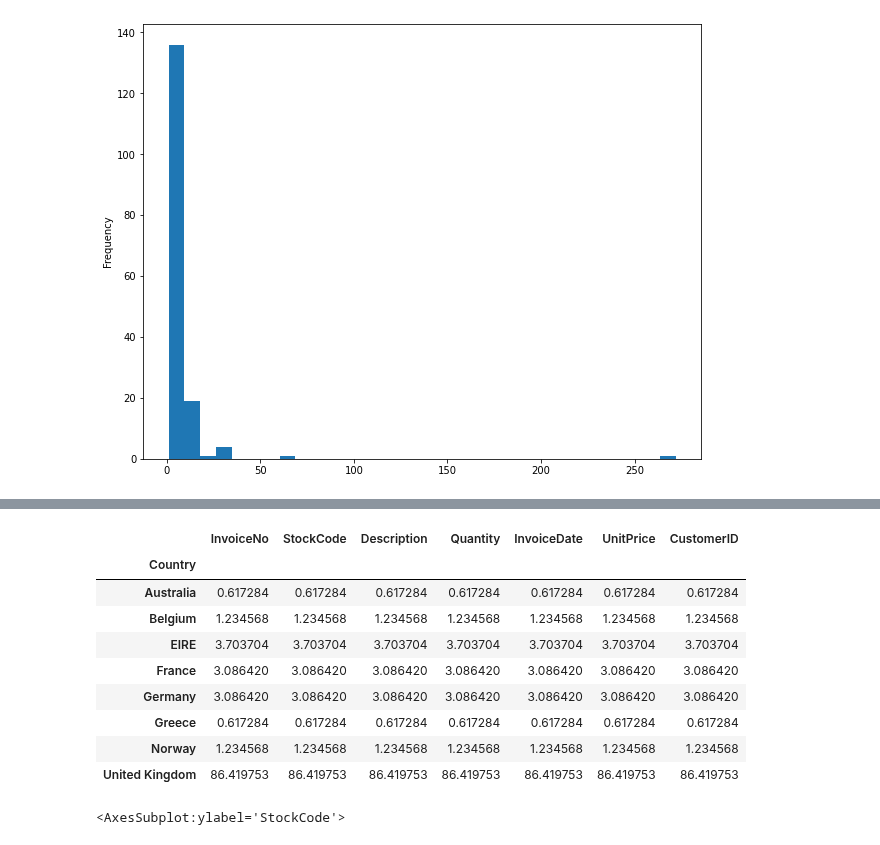
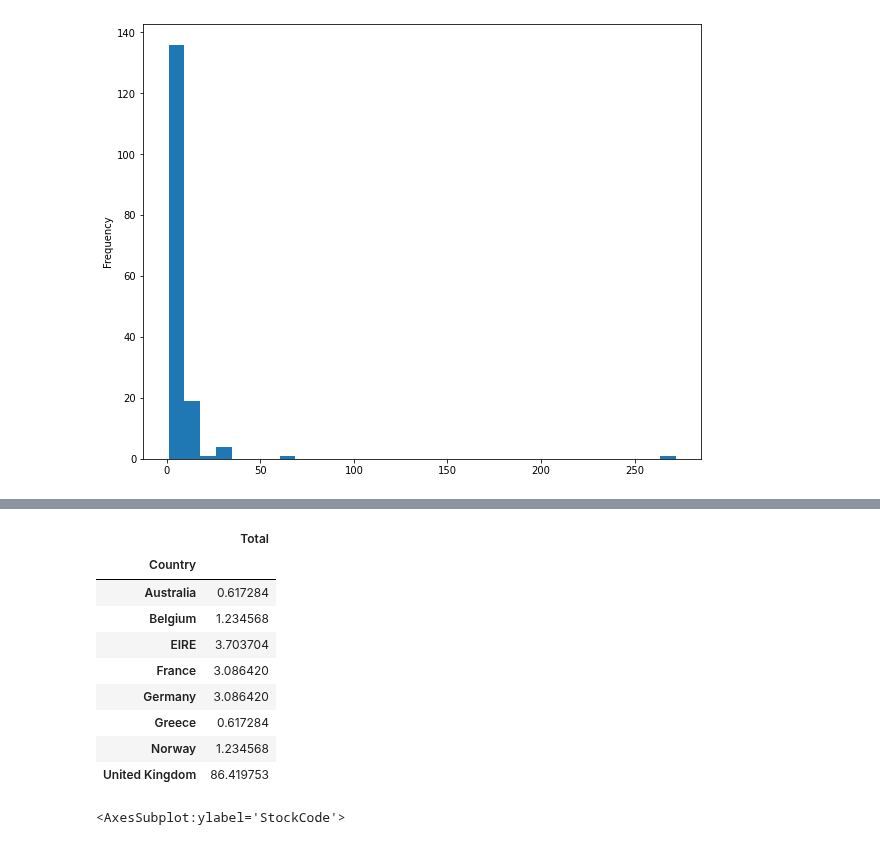
Before and after one commit to 4RSIM3R/ai-kuliah, a Jupyter notebook: statkom/quiz_pertama.ipynb, the cells around one changed output, grey strips where cells are left out. Cells and saved outputs as stored; diff of their text form; code cells hidden in the pictures.

```diff
--- a/statkom/quiz_pertama.ipynb
+++ b/statkom/quiz_pertama.ipynb
@@ -126,17 +130,20 @@ df.groupby(["Country"]).count()
 # %%
 # 3.B Get Percentage of each country
-df.groupby('Country').count() * 100 / len(df)
+country = df.groupby(["Country"]).count() * 100 / len(df)
+country = country.rename(columns={'InvoiceNo': 'Total'})
+country = country.filter(['Total'])
+country
 # %% [output]
-|  | InvoiceNo | StockCode | Description | Quantity | InvoiceDate | UnitPrice | CustomerID |
-| Country |  |  |  |  |  |  |  |
-| Australia | 0.617284 | 0.617284 | 0.617284 | 0.617284 | 0.617284 | 0.617284 | 0.617284 |
-| Belgium | 1.234568 | 1.234568 | 1.234568 | 1.234568 | 1.234568 | 1.234568 | 1.234568 |
-| EIRE | 3.703704 | 3.703704 | 3.703704 | 3.703704 | 3.703704 | 3.703704 | 3.703704 |
-| France | 3.086420 | 3.086420 | 3.086420 | 3.086420 | 3.086420 | 3.086420 | 3.086420 |
-| Germany | 3.086420 | 3.086420 | 3.086420 | 3.086420 | 3.086420 | 3.086420 | 3.086420 |
-| Greece | 0.617284 | 0.617284 | 0.617284 | 0.617284 | 0.617284 | 0.617284 | 0.617284 |
-| Norway | 1.234568 | 1.234568 | 1.234568 | 1.234568 | 1.234568 | 1.234568 | 1.234568 |
-| United Kingdom | 86.419753 | 86.419753 | 86.419753 | 86.419753 | 86.419753 | 86.419753 | 86.419753 |
+|  | Total |
+| Country |  |
+| Australia | 0.617284 |
+| Belgium | 1.234568 |
+| EIRE | 3.703704 |
+| France | 3.086420 |
+| Germany | 3.086420 |
+| Greece | 0.617284 |
+| Norway | 1.234568 |
+| United Kingdom | 86.419753 |
 # %%
 # 3.A && 3.B
 df.groupby(['Country']).count().plot(kind='pie', y='StockCode', figsize=(10,10))
```
Also changed, not shown: parts of 4 cells of this notebook, 2 other files.
